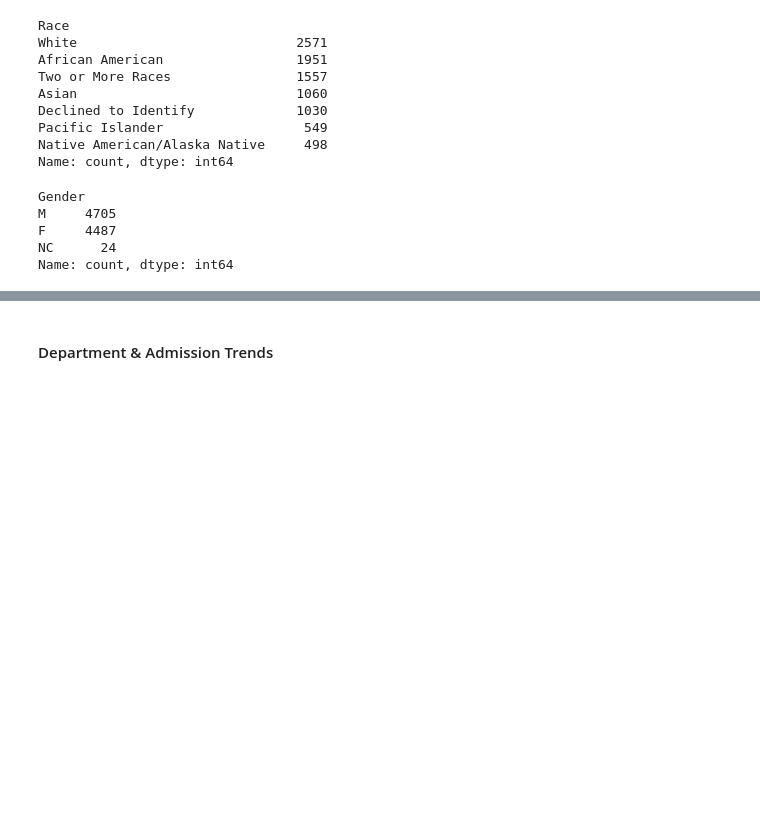
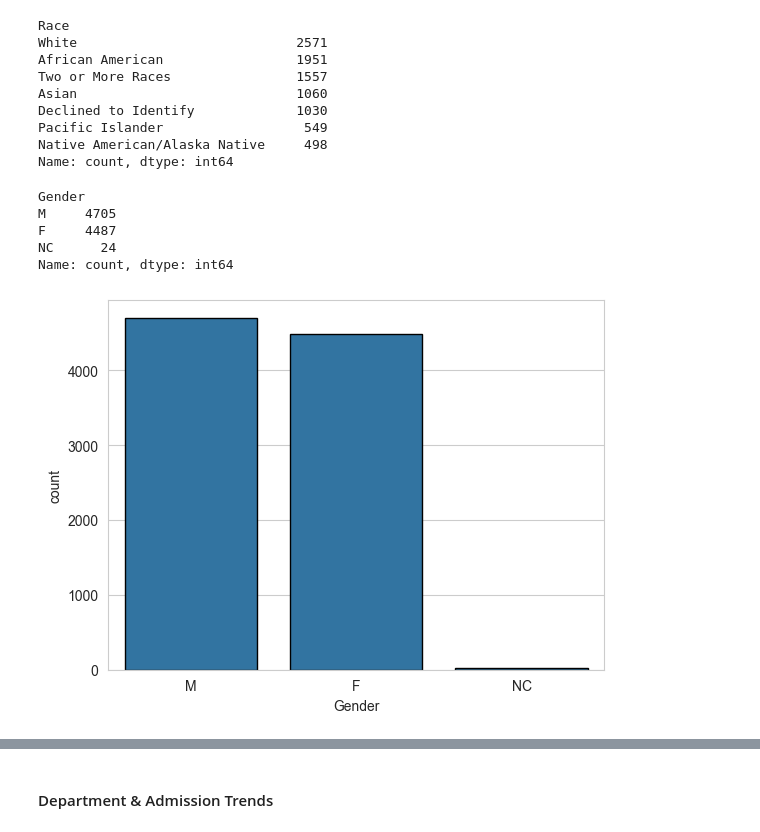
Before and after one commit to Sabuny/Data-Cleaning, a Jupyter notebook: Hospital_Survey/Hospital_Analysis.ipynb, the cells around one changed output, grey strips where cells are left out. Drawn from its saved outputs; the diff is of its cells as text; code cells hidden in the pictures; blank space fills up the shorter version.

```diff
--- a/Hospital_Survey/Hospital_Analysis.ipynb
+++ b/Hospital_Survey/Hospital_Analysis.ipynb
@@ -285,6 +278,12 @@ M     4705
 F     4487
 NC      24
 Name: count, dtype: int64
+# %%
+sns.set_style("whitegrid")
+sns.countplot(data=df,x="Gender",edgecolor="black")
+plt.show()
+# %% [output]
+[figure, added]
 # %%
 sns.histplot(df["Age"], bins=30, kde=True)
 plt.title("Age Distribution of Patients")
```
Also changed, not shown: parts of 5 cells of this notebook.
